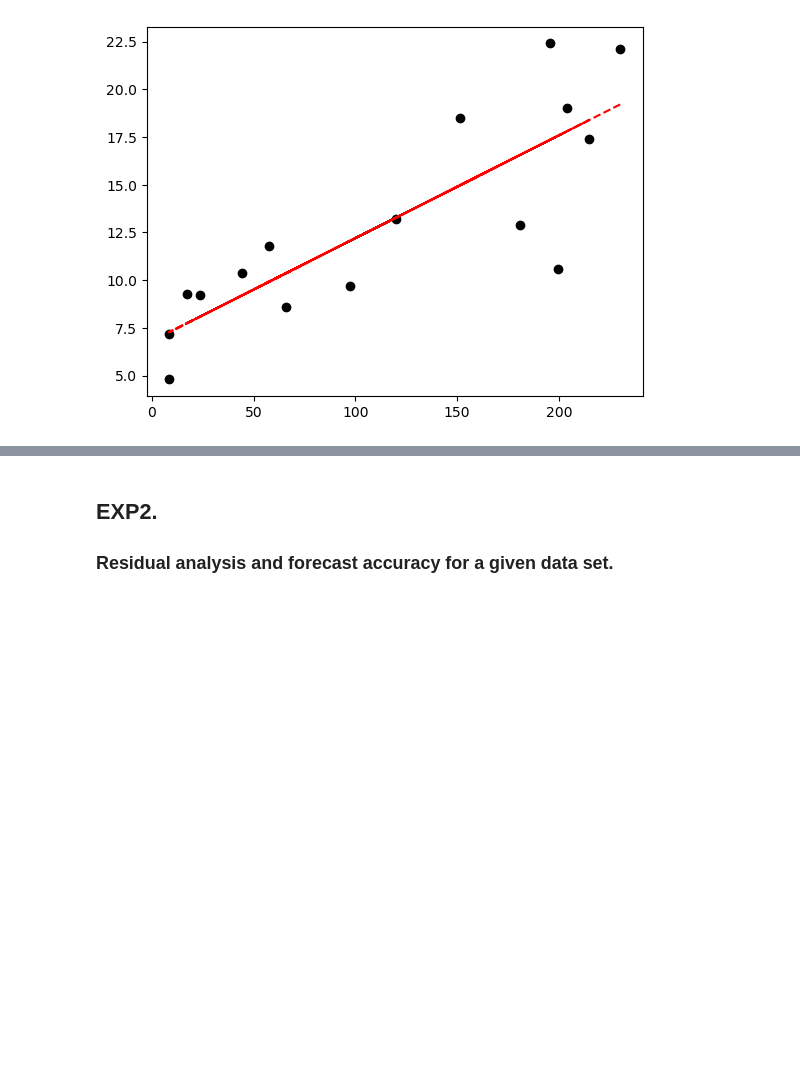
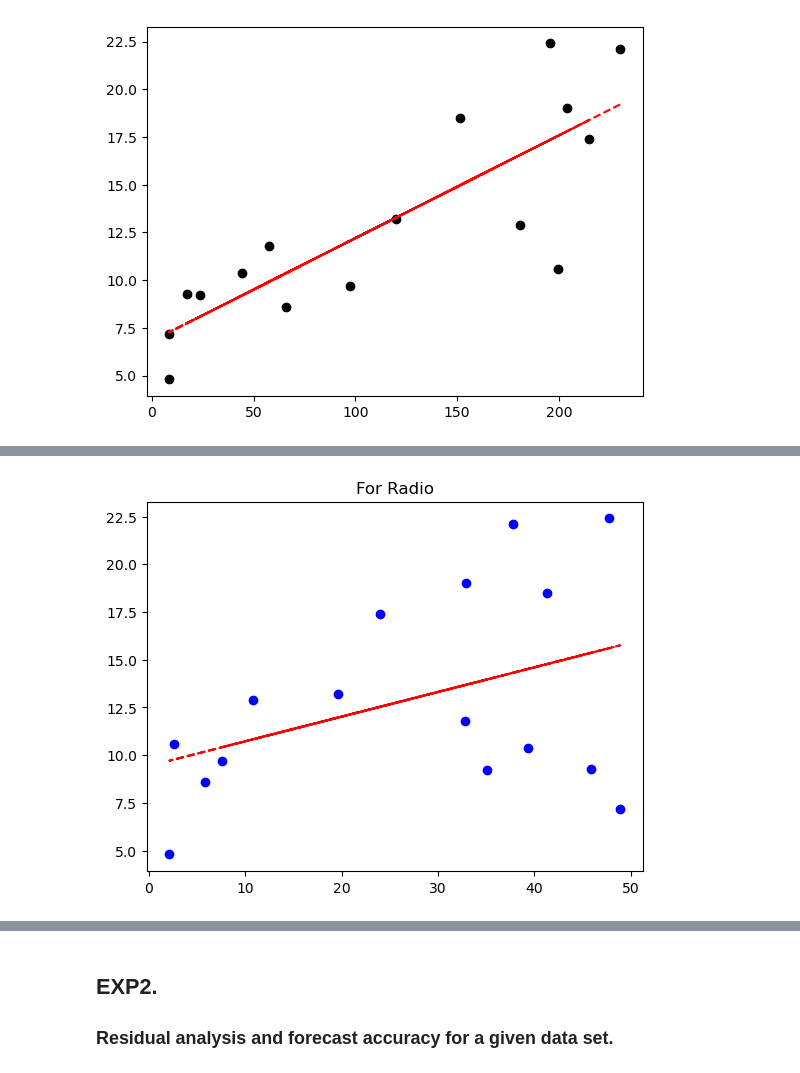
Before and after one commit to s0ul141/SB47, a Jupyter notebook: Reg_Lab_Fat_prep.ipynb, the cells around one changed output, grey strips where cells are left out. Cells and saved outputs as stored; diff of their text form; code cells hidden in the pictures; blank space fills up the shorter version.

```diff
--- a/Reg_Lab_Fat_prep.ipynb
+++ b/Reg_Lab_Fat_prep.ipynb
@@ -69,0 +103,10 @@ plt.show()
+# %%
+model_Radio = sm.OLS(df['Sales'], df[['const', 'Radio']]).fit()
+model_New = sm.OLS(df['Sales'], df[['const', 'Newspaper']]).fit()
+# %%
+plt.scatter(df['Radio'], df['Sales'], color='Blue')
+plt.plot(df['Radio'], model_Radio.fittedvalues, '--r')
+plt.title('For Radio')
+plt.show()
+# %% [output]
+[figure, added]
```
Also changed, not shown: parts of 49 cells of this notebook, 1 other file.
